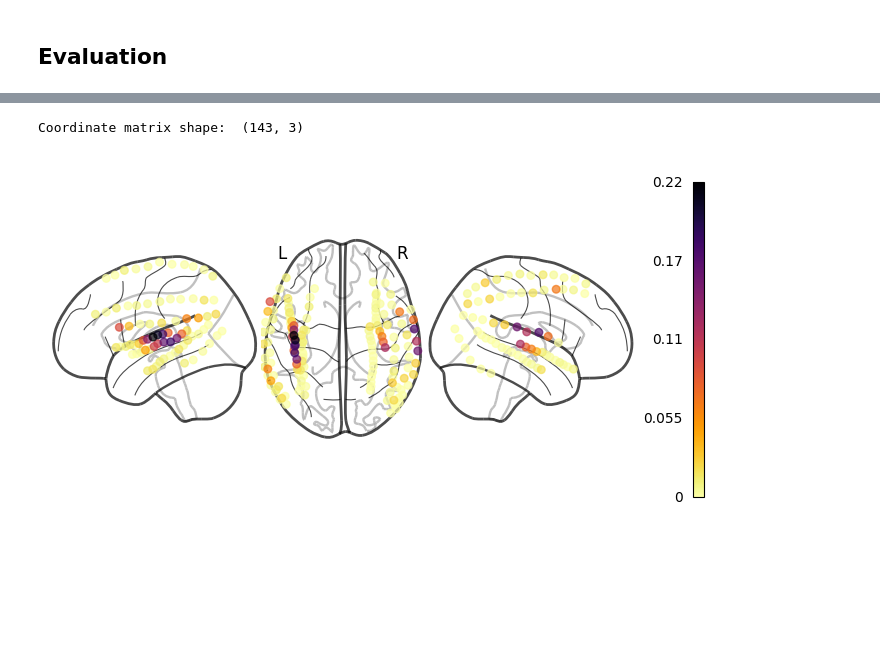
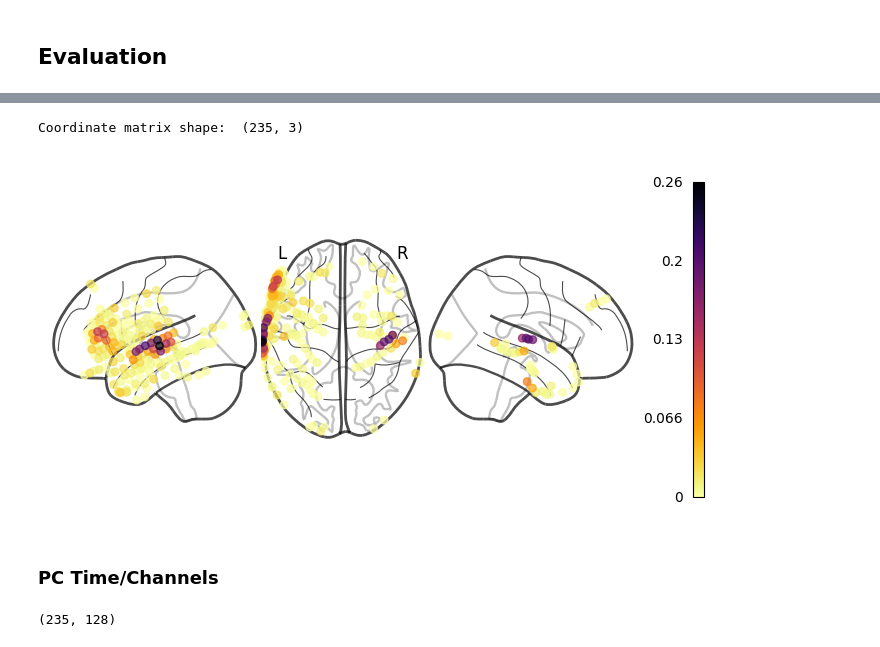
Before and after one commit to mattciff5/ecog-speech, a Jupyter notebook: encoding.ipynb, the cells around one changed output, grey strips where cells are left out. Saved outputs shown, nothing was run; the diff lists cells and outputs as text; code cells hidden in the pictures; blank space fills up the shorter version.

```diff
--- a/encoding.ipynb
+++ b/encoding.ipynb
@@ -68,7 +68,7 @@ WhisperForConditionalGeneration(
 device = torch.device("cuda:3" if torch.cuda.is_available() else "cpu")
 base_path = "/srv/nfs-data/sisko"
 bids_root = base_path + "/storage/ECoG_podcast/ds005574-1.0.2"
-subject = '04'
+subject = '03'
 func = partial(zscore)    # axis=1
 ecog_sr = 512
 ecog_sr_down = 32
@@ -469,7 +467,7 @@ optimizer = optim.AdamW(list(model.parameters()) + list(tau_module.parameters())
 scheduler = optim.lr_scheduler.ReduceLROnPlateau(optimizer, mode='min', patience=5)
 
 # Training loop
-num_epochs = 20
+num_epochs = 30
 best_val_loss = float('inf')
 
 mask_flag = True
@@ -855,2 +873,2 @@ for sample in tqdm(range(y_pred_all.shape[0])):
 # %%
-correlations_channels = np.mean(correlations_channels, axis=0)
+correlations_channels_mean = np.mean(correlations_channels, axis=0)
@@ -882,18 +875,20 @@ fig.show()
 # %%
 raw = mne.io.read_raw_fif(file_path, verbose=False)
 raw.load_data(verbose=False)
 raw = raw.apply_function(func, channel_wise=False, verbose=False)
 
 ch2loc = {ch['ch_name']: ch['loc'][:3] for ch in raw.info['chs']}
 coords = np.vstack([ch2loc[ch] for ch in raw.info['ch_names']])
 coords *= 1000  # nilearn likes to plot in meters, not mm
 print("Coordinate matrix shape: ", coords.shape)
 
-order = correlations_channels.argsort()
-plot_markers(correlations_channels[order], coords[order],
+order = correlations_channels_mean.argsort()
+plot_markers(correlations_channels_mean[order], coords[order],
              node_size=30, display_mode='lzr',
              node_vmin=0, node_cmap='inferno_r', colorbar=True)
 plt.show()
 # %% [output]
-Coordinate matrix shape:  (143, 3)
+Coordinate matrix shape:  (235, 3)
-[figure, old version]
+[figure, new version]
+# %% [markdown]
+### PC Time/Channels
@@ -899,0 +907,4 @@ Coordinate matrix shape:  (143, 3)
+# %%
+correlations_tc.shape
+# %% [output]
+(235, 128)
```
Also changed, not shown: parts of 23 cells of this notebook.
